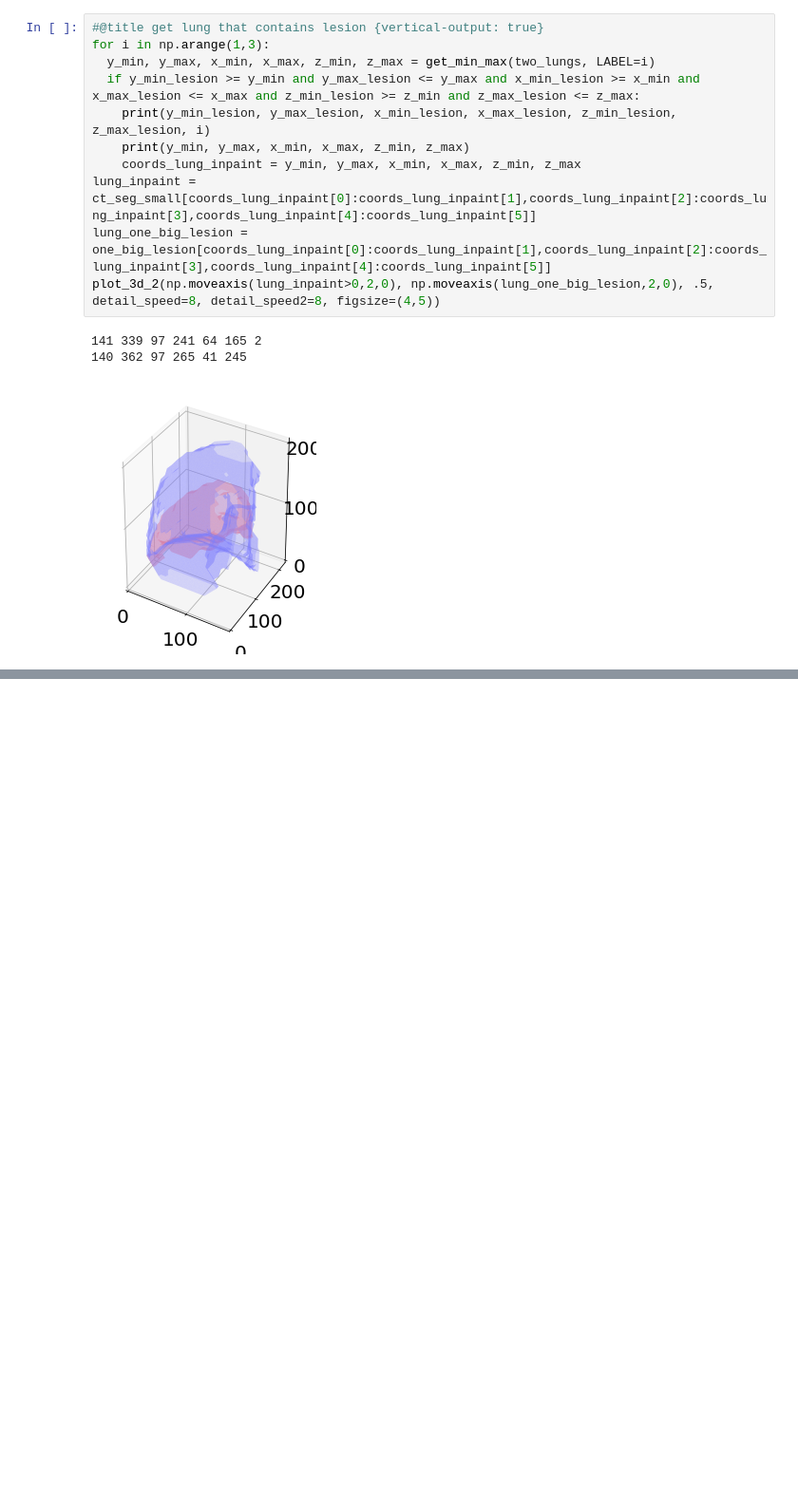
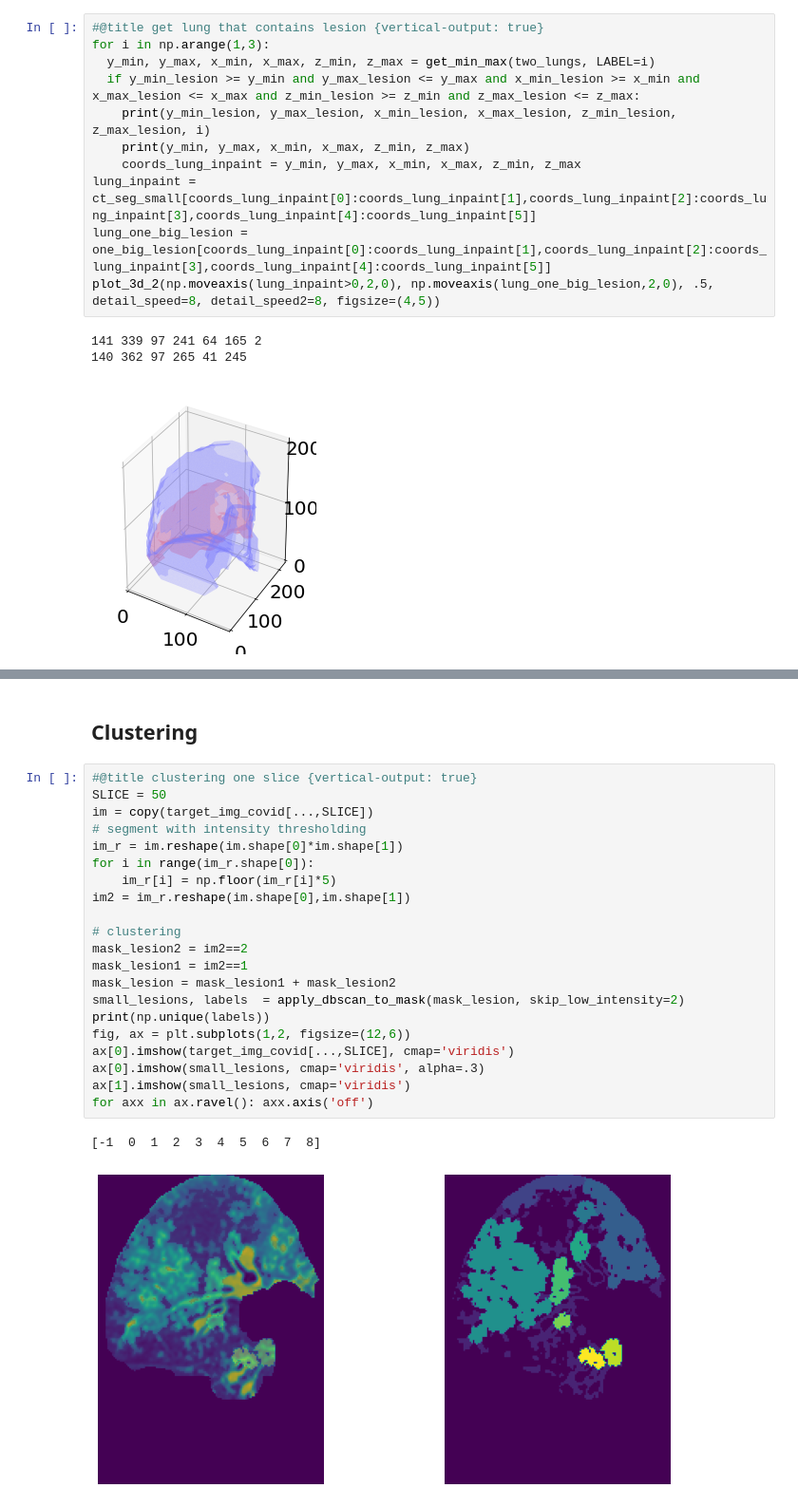
Before and after one commit to octaviomtz/nbdev_c19_synthesis, a Jupyter notebook: index.ipynb, the cells around one changed output, grey strips where cells are left out. Shown at 95% size. Cells and saved outputs as stored; diff of their text form; blank space fills up the shorter version.

```diff
--- a/index.ipynb
+++ b/index.ipynb
@@ -144,0 +184,26 @@ NameError: ignored
+# %% [markdown]
+## Clustering
+# %%
+#@title clustering one slice {vertical-output: true}
+SLICE = 50
+im = copy(target_img_covid[...,SLICE])
+# segment with intensity thresholding
+im_r = im.reshape(im.shape[0]*im.shape[1])
+for i in range(im_r.shape[0]):
+    im_r[i] = np.floor(im_r[i]*5)
+im2 = im_r.reshape(im.shape[0],im.shape[1])
+
+# clustering
+mask_lesion2 = im2==2
+mask_lesion1 = im2==1
+mask_lesion = mask_lesion1 + mask_lesion2
+small_lesions, labels  = apply_dbscan_to_mask(mask_lesion, skip_low_intensity=2)
+print(np.unique(labels))
+fig, ax = plt.subplots(1,2, figsize=(12,6))
+ax[0].imshow(target_img_covid[...,SLICE], cmap='viridis')
+ax[0].imshow(small_lesions, cmap='viridis', alpha=.3)
+ax[1].imshow(small_lesions, cmap='viridis')
+for axx in ax.ravel(): axx.axis('off')
+# %% [output]
+[-1  0  1  2  3  4  5  6  7  8]
+[figure, added]
```
Also changed, not shown: parts of 15 cells of this notebook, 3 other files.
